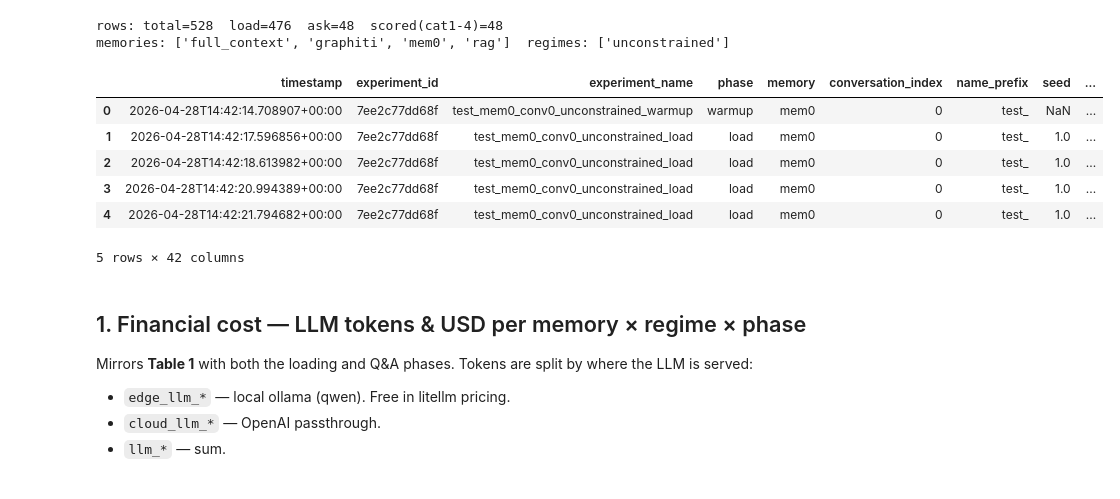
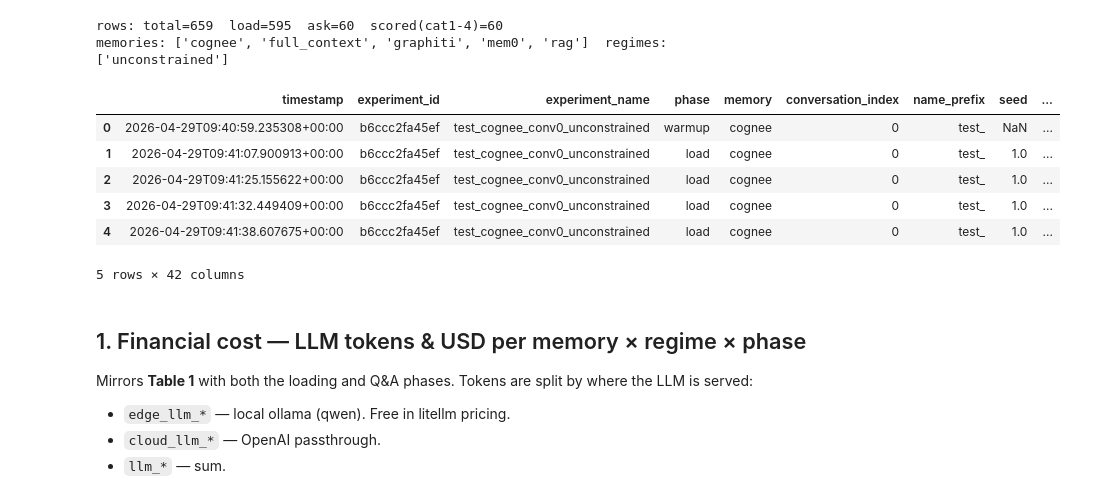
Before and after one commit to wolffbe/dmas-long-context-memory, a Jupyter notebook: experiments/results.ipynb, the cells around one changed output. Saved outputs shown, nothing was run; the diff lists cells and outputs as text; code cells hidden in the pictures.

```diff
--- a/experiments/results.ipynb
+++ b/experiments/results.ipynb
@@ -25,7 +28,7 @@ from pathlib import Path
 import pandas as pd
 import matplotlib.pyplot as plt
 
-RESULTS_CSV = Path('results') / 'results.csv'
+RESULTS_DIR = Path('results')
 JUDGE = 'judge'  # single judge column written by benchmark/app/judges.py
 
 # LoCoMo j-score protocol scores categories 1-4 only; category 5 (adversarial)
@@ -33,14 +36,28 @@ JUDGE = 'judge'  # single judge column written by benchmark/app/judges.py
 SCORED_CATEGORIES = {1, 2, 3, 4}
 LOCOMO_CATEGORY_LABEL = {1: 'single-hop', 2: 'multi-hop', 3: 'temporal', 4: 'open-domain', 5: 'adversarial'}
 
-def load_results(path=RESULTS_CSV):
-    p = Path(path)
-    if not p.exists() or p.stat().st_size == 0:
+def load_results(directory: Path = RESULTS_DIR) -> pd.DataFrame:
+    """Merge every CSV under `directory` into a single DataFrame.
+
+    The bench writes one file per `(name_prefix, memory, conv, mode)` slug
+    (e.g. `test_mem0_conv0_unconstrained.csv`). All files share the same
+    column schema written by `benchmark/app/results.py:COLUMNS`, so a
+    plain concat produces the union view the analyses below expect.
+    A legacy `results.csv` is also picked up if present.
+    """
+    d = Path(directory)
+    if not d.exists():
         return pd.DataFrame()
-    # `question` carries free text on ask rows and an int counter on load
-    # rows. Force string dtype so per-column inference doesn't flip type
-    # depending on whether load or ask rows landed first.
-    return pd.read_csv(p, dtype={'question': str})
+    paths = sorted(p for p in d.glob('*.csv') if p.stat().st_size > 0)
+    if not paths:
+        return pd.DataFrame()
+    frames = []
+    for p in paths:
+        # `question` carries free text on ask rows and an int counter on
+        # load rows. Force string dtype so per-column inference doesn't
+        # flip type depending on whether load or ask rows landed first.
+        frames.append(pd.read_csv(p, dtype={'question': str}))
+    return pd.concat(frames, ignore_index=True)
 
 def is_unknown(answer) -> bool:
     # The responder is instructed to reply verbatim with
@@ -70,41 +87,41 @@ def two_proportion_ztest(k1: int, n1: int, k2: int, n2: int) -> tuple[float, flo
     p = 2 * (1 - 0.5 * (1 + math.erf(abs(z) / math.sqrt(2))))
     return z, p
 
 raw = load_results()
 if raw.empty:
-    print('results.csv is empty — run `make experiment` first.')
+    print('no per-experiment CSVs in', RESULTS_DIR, '— run `make experiment` first.')
     df_load = df_ask = df = pd.DataFrame()
 else:
     constrained = (raw['toxic_latency'].fillna(0) > 0) | (raw['toxic_jitter'].fillna(0) > 0) | (raw['toxic_bandwidth'].fillna(0) > 0)
     raw['regime'] = constrained.map({True: 'constrained', False: 'unconstrained'})
     raw['unknown'] = raw['answer'].apply(is_unknown)
     # `category` only carries a LoCoMo question type on ask rows. Load rows
     # leave it null on purpose so the mapping doesn't claim a session
     # ordinal is e.g. "single-hop". `question_type` is therefore only
     # meaningful on ask rows.
     raw['question_type'] = raw['category'].map(LOCOMO_CATEGORY_LABEL)
     # phase=warmup carries one-time backend init cost (graphiti index
     # build, qdrant collection create) — separated so it doesn't
     # spike row #1 of the load. Excluded from accuracy and load/ask
     # totals; surfaced separately in the warmup view below.
     df_load   = raw[raw['phase'] == 'load'].copy()
     df_ask    = raw[raw['phase'] == 'ask'].copy()
     df_warmup = raw[raw['phase'] == 'warmup'].copy()
     # Default accuracy view excludes cat 5 (adversarial). §9 keeps the
     # per-category breakdown unfiltered so cat-5 behaviour stays visible.
     df = df_ask[df_ask['category'].isin(SCORED_CATEGORIES)].copy()
     print(f'rows: total={len(raw)}  load={len(df_load)}  ask={len(df_ask)}  scored(cat1-4)={len(df)}')
     print(f'memories: {sorted(raw.memory.dropna().unique())}  regimes: {sorted(raw.regime.unique())}')
 raw.head()
 # %% [output]
-rows: total=528  load=476  ask=48  scored(cat1-4)=48
-memories: ['full_context', 'graphiti', 'mem0', 'rag']  regimes: ['unconstrained']
+rows: total=659  load=595  ask=60  scored(cat1-4)=60
+memories: ['cognee', 'full_context', 'graphiti', 'mem0', 'rag']  regimes: ['unconstrained']
 |  | timestamp | experiment_id | experiment_name | phase | memory | conversation_index | name_prefix | seed | ... |
-| 0 | 2026-04-28T14:42:14.708907+00:00 | 7ee2c77dd68f | test_mem0_conv0_unconstrained_warmup | warmup | mem0 | 0 | test_ | NaN | ... |
-| 1 | 2026-04-28T14:42:17.596856+00:00 | 7ee2c77dd68f | test_mem0_conv0_unconstrained_load | load | mem0 | 0 | test_ | 1.0 | ... |
-| 2 | 2026-04-28T14:42:18.613982+00:00 | 7ee2c77dd68f | test_mem0_conv0_unconstrained_load | load | mem0 | 0 | test_ | 1.0 | ... |
-| 3 | 2026-04-28T14:42:20.994389+00:00 | 7ee2c77dd68f | test_mem0_conv0_unconstrained_load | load | mem0 | 0 | test_ | 1.0 | ... |
-| 4 | 2026-04-28T14:42:21.794682+00:00 | 7ee2c77dd68f | test_mem0_conv0_unconstrained_load | load | mem0 | 0 | test_ | 1.0 | ... |
+| 0 | 2026-04-29T09:40:59.235308+00:00 | b6ccc2fa45ef | test_cognee_conv0_unconstrained | warmup | cognee | 0 | test_ | NaN | ... |
+| 1 | 2026-04-29T09:41:07.900913+00:00 | b6ccc2fa45ef | test_cognee_conv0_unconstrained | load | cognee | 0 | test_ | 1.0 | ... |
+| 2 | 2026-04-29T09:41:25.155622+00:00 | b6ccc2fa45ef | test_cognee_conv0_unconstrained | load | cognee | 0 | test_ | 1.0 | ... |
+| 3 | 2026-04-29T09:41:32.449409+00:00 | b6ccc2fa45ef | test_cognee_conv0_unconstrained | load | cognee | 0 | test_ | 1.0 | ... |
+| 4 | 2026-04-29T09:41:38.607675+00:00 | b6ccc2fa45ef | test_cognee_conv0_unconstrained | load | cognee | 0 | test_ | 1.0 | ... |
 5 rows × 42 columns
 # %% [markdown]
 ## 1. Financial cost — LLM tokens & USD per memory × regime × phase
```
Also changed, not shown: parts of 15 cells of this notebook, 22 other files.
